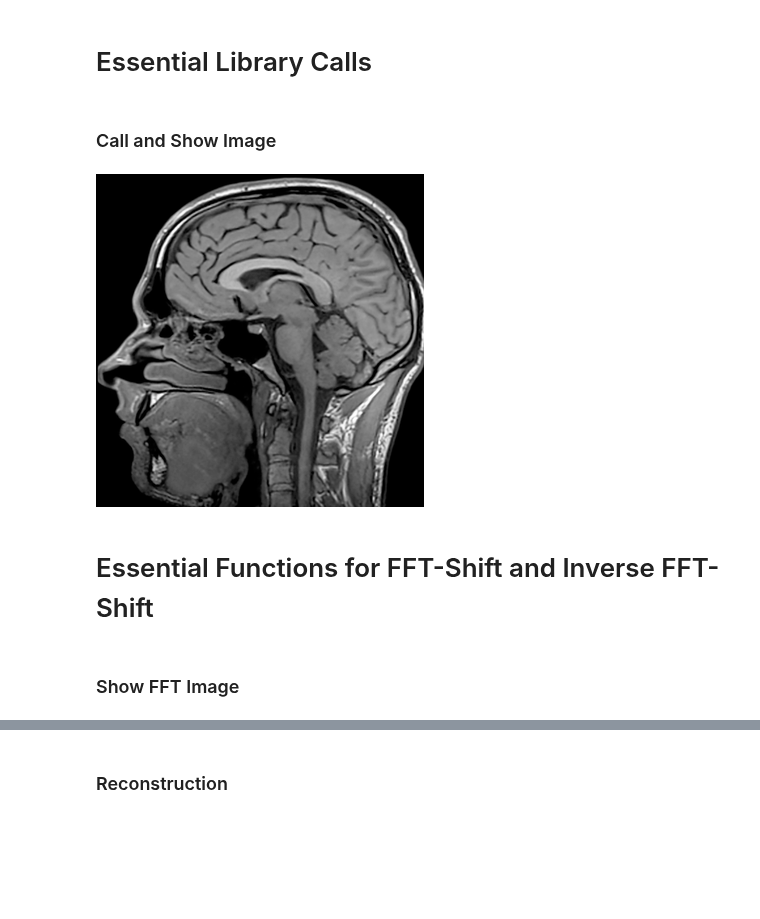
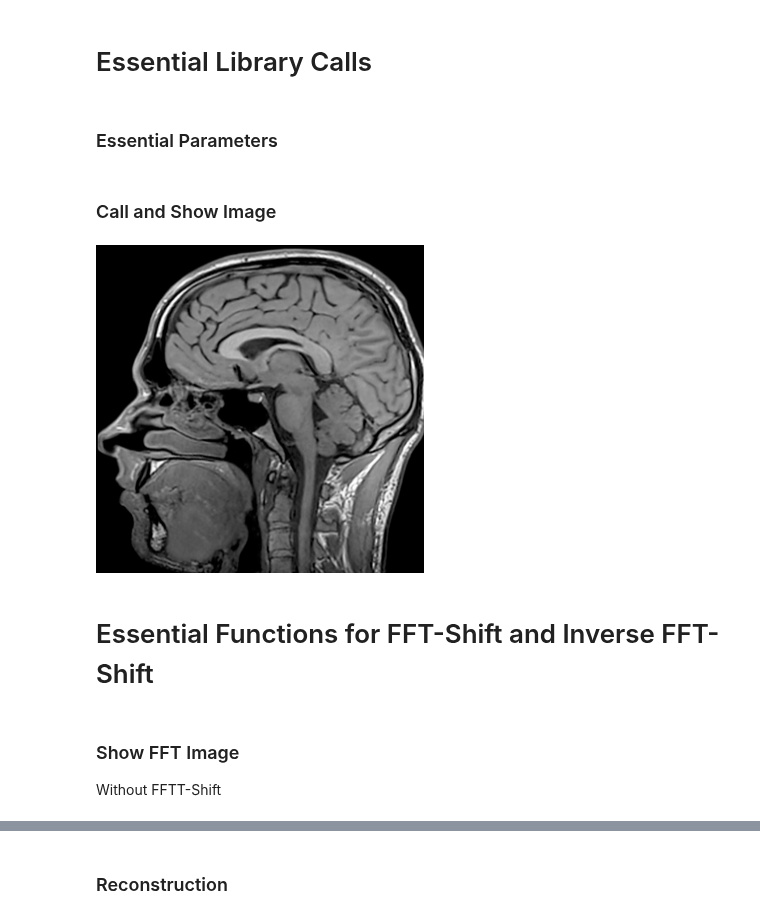
Before and after one commit to ArghyaPal/SURE_shot, a Jupyter notebook: SURE_try.ipynb, the cells around one changed output, grey strips where cells are left out. Cells and saved outputs as stored; diff of their text form; code cells hidden in the pictures; blank space fills up the shorter version.

```diff
--- a/SURE_try.ipynb
+++ b/SURE_try.ipynb
@@ -14,0 +22,2 @@ import matplotlib.pyplot as plt
+# %% [markdown]
+### Essential Parameters
@@ -15,14 +53,27 @@ import matplotlib.pyplot as plt
 # %% [markdown]
 ### Call and Show Image
-# %%
-image = cv2.imread("head.png", cv2.IMREAD_GRAYSCALE)#Image.open('head.png')
-cv2_imshow(image)
-# %% [output]
-[figure, removed]
+# %%
+image = cv2.imread("head.png", cv2.IMREAD_GRAYSCALE)
+image = cv2.resize(image, dim, interpolation = cv2.INTER_AREA)
+cv2_imshow(image)
+img_np = pil_to_np(image)
+img_noisy_pil, img_noisy_np = get_noisy_image(img_np, sigma_)
+
+if PLOT:
+    plot_image_grid([img_np, img_noisy_np], 4, 6);
+
+if TrainwSURE:
+    reg_noise_std = 0
+else:
+    reg_noise_std =  1. / 30. #Need to jitter input when training only wrt data fidelity term
+# %% [output]
+[figure, added]
 # %% [markdown]
 # Essential Functions for FFT-Shift and Inverse FFT-Shift
 # %% [markdown]
 ### Show FFT Image
+
+Without FFTT-Shift
 # %%
 def fft_compute(input):
     f = np.fft.fft2(input)
```
Also changed, not shown: parts of 15 cells of this notebook.
